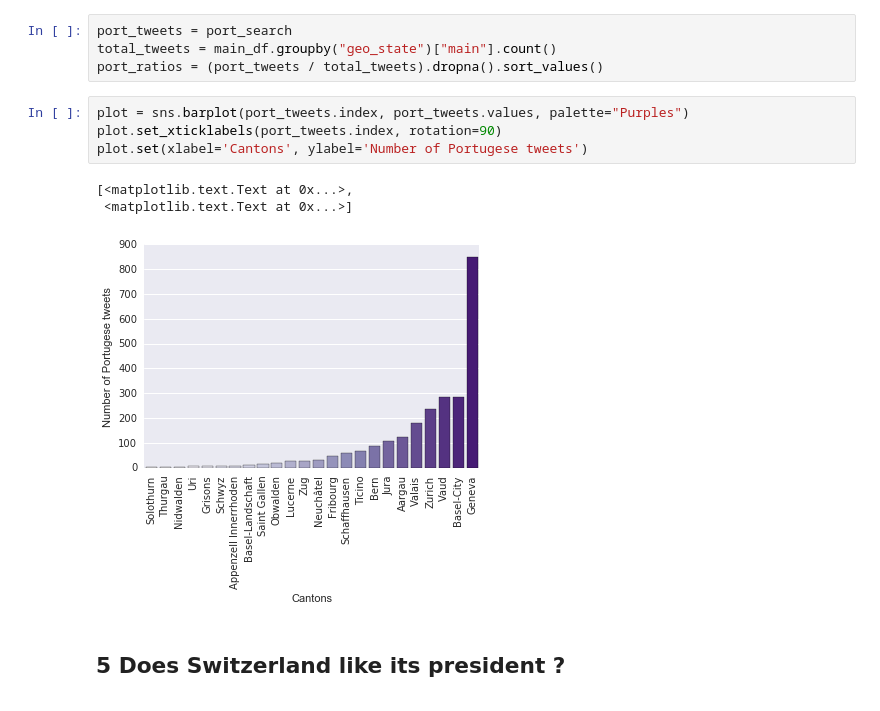
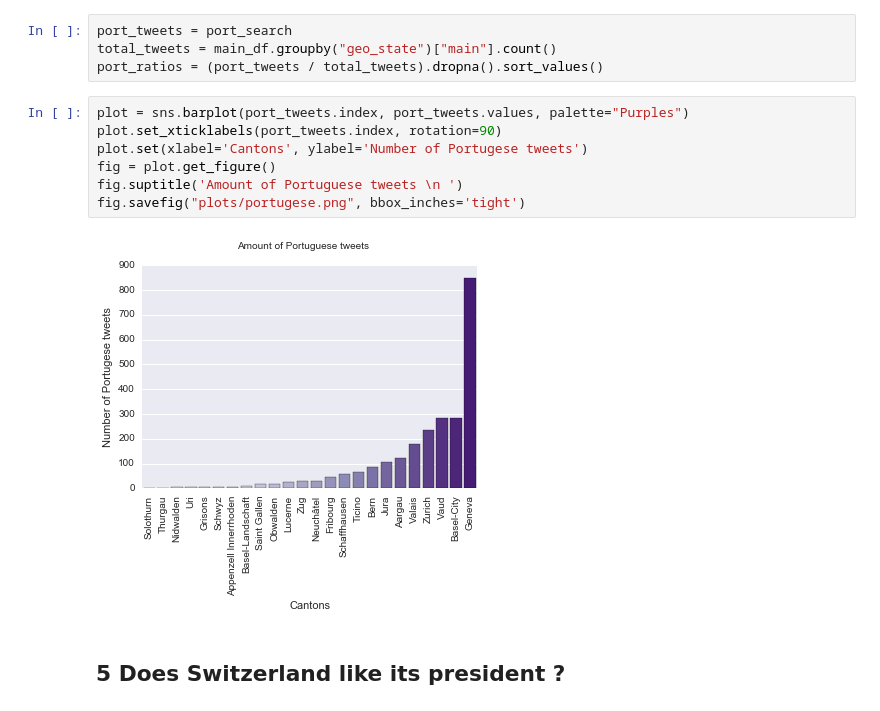
Before and after one commit to timozattol/ada-project, a Jupyter notebook: 06_poster_graphs.ipynb, the cells around one changed output. Saved outputs shown, nothing was run; the diff lists cells and outputs as text.

```diff
--- a/06_poster_graphs.ipynb
+++ b/06_poster_graphs.ipynb
@@ -160,11 +168,12 @@ port_ratios = (port_tweets / total_tweets).dropna().sort_values()
 # %%
 plot = sns.barplot(port_tweets.index, port_tweets.values, palette="Purples")
 plot.set_xticklabels(port_tweets.index, rotation=90)
 plot.set(xlabel='Cantons', ylabel='Number of Portugese tweets')
+fig = plot.get_figure()
+fig.suptitle('Amount of Portuguese tweets \n ')
+fig.savefig("plots/portugese.png", bbox_inches='tight')
 # %% [output]
-[<matplotlib.text.Text at 0x...>,
- <matplotlib.text.Text at 0x...>]
-[figure, old version]
+[figure, new version]
 # %% [markdown]
 ## 5 Does Switzerland like its president ?
 # %% [markdown]
```
Also changed, not shown: parts of 6 cells of this notebook.
